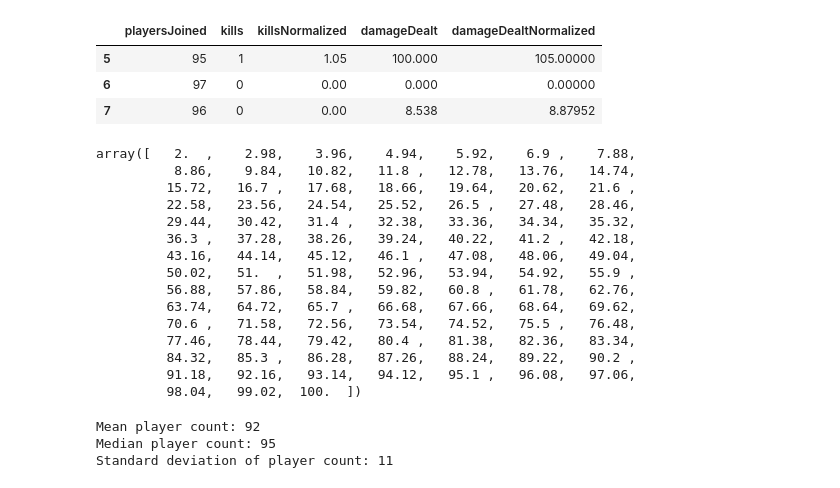
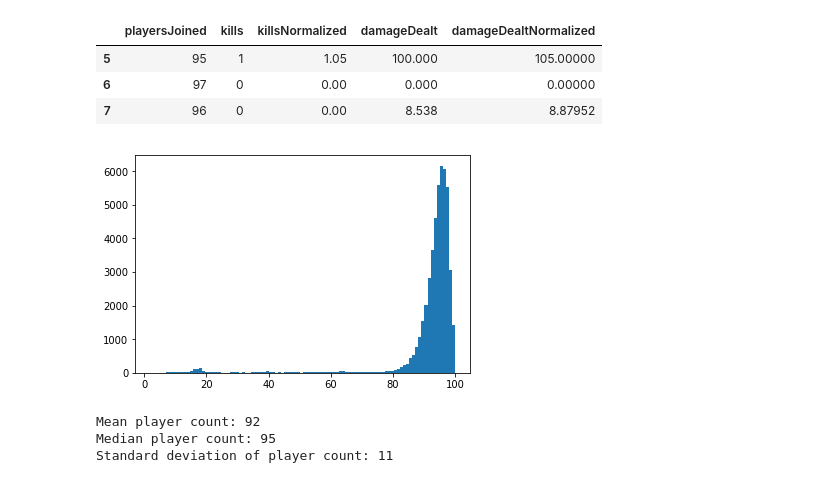
Before and after one commit to sslogar/STA4211Project, a Jupyter notebook: 4212NB.ipynb, the cells around one changed output. Cells and saved outputs as stored; diff of their text form; code cells hidden in the pictures.

```diff
--- a/4212NB.ipynb
+++ b/4212NB.ipynb
@@ -108,26 +108,12 @@ train_data[['playersJoined', 'kills', 'killsNormalized', 'damageDealt', 'damageD
 # %%
 train_dummy = train_data
 #train_dummy.groupby(['matchId']).mean()
 playerCount = train_dummy.groupby(['matchId']).count()
 playerCount = playerCount["Id"].values
 n, bins, patches = plt.hist(playerCount, bins=100)
-bins
+#bins
 # %% [output]
-array([   2.  ,    2.98,    3.96,    4.94,    5.92,    6.9 ,    7.88,
-          8.86,    9.84,   10.82,   11.8 ,   12.78,   13.76,   14.74,
-         15.72,   16.7 ,   17.68,   18.66,   19.64,   20.62,   21.6 ,
-         22.58,   23.56,   24.54,   25.52,   26.5 ,   27.48,   28.46,
-         29.44,   30.42,   31.4 ,   32.38,   33.36,   34.34,   35.32,
-         36.3 ,   37.28,   38.26,   39.24,   40.22,   41.2 ,   42.18,
-         43.16,   44.14,   45.12,   46.1 ,   47.08,   48.06,   49.04,
-         50.02,   51.  ,   51.98,   52.96,   53.94,   54.92,   55.9 ,
-         56.88,   57.86,   58.84,   59.82,   60.8 ,   61.78,   62.76,
-         63.74,   64.72,   65.7 ,   66.68,   67.66,   68.64,   69.62,
-         70.6 ,   71.58,   72.56,   73.54,   74.52,   75.5 ,   76.48,
-         77.46,   78.44,   79.42,   80.4 ,   81.38,   82.36,   83.34,
-         84.32,   85.3 ,   86.28,   87.26,   88.24,   89.22,   90.2 ,
-         91.18,   92.16,   93.14,   94.12,   95.1 ,   96.08,   97.06,
-         98.04,   99.02,  100.  ])
+[figure, added]
 # %%
 print(("Mean player count: %d") % np.mean(playerCount))
 print(("Median player count: %d") % np.ma.median(playerCount))
```
Also changed, not shown: parts of 12 cells of this notebook.
